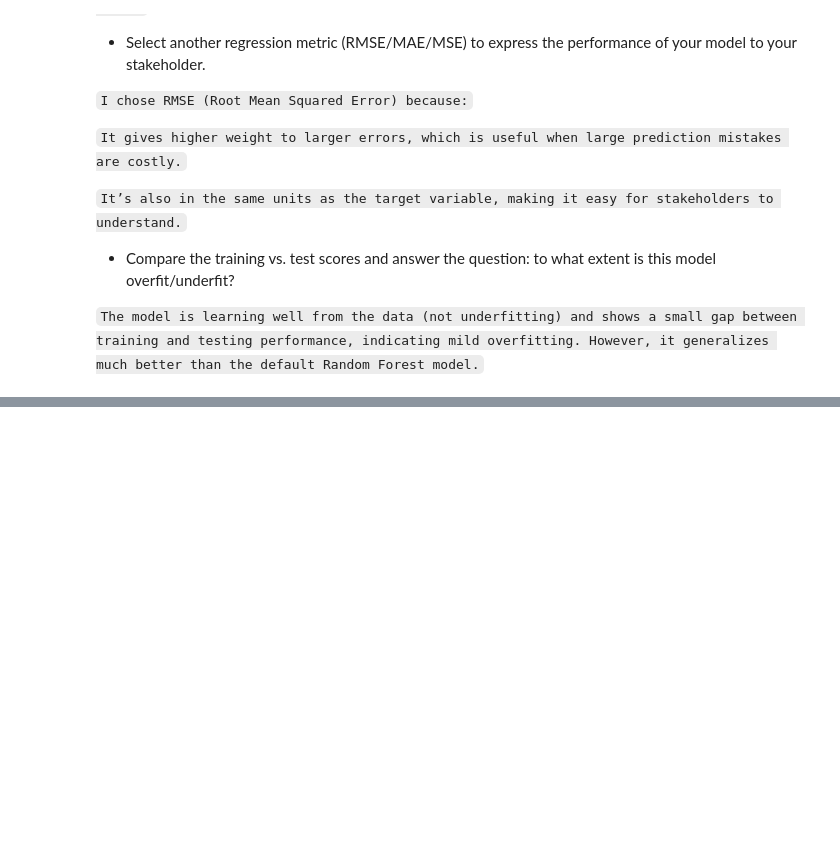
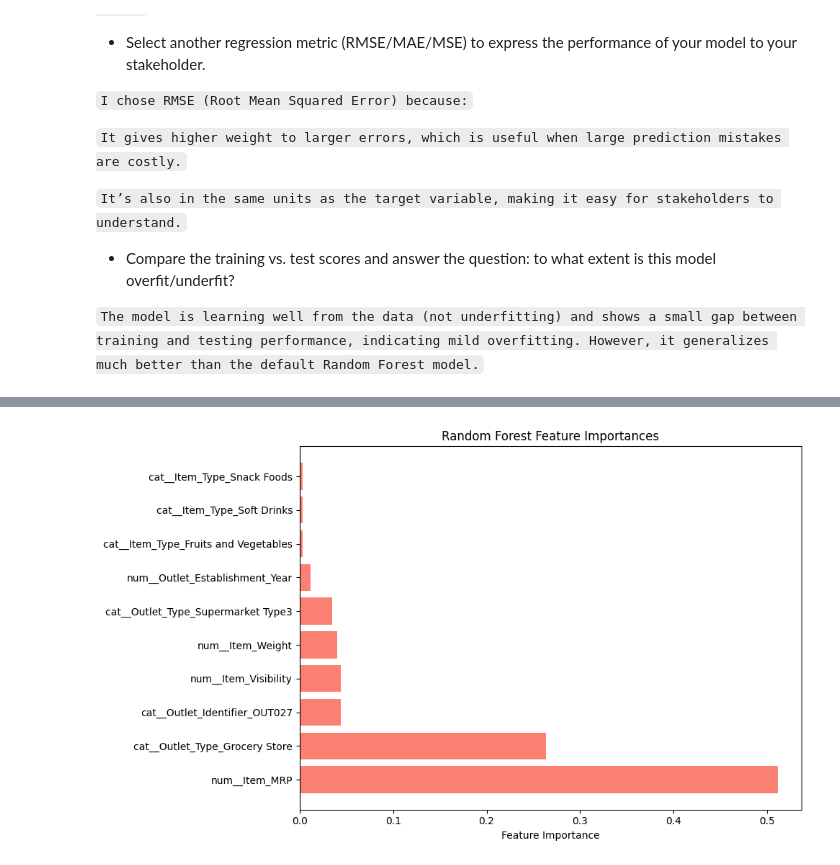
Before and after one commit to OwaisAbuSalah/Prediction-of-Product-Sales, a Jupyter notebook: Prediction_of_Product_Sales_.ipynb, the cells around one changed output, grey strips where cells are left out. Saved outputs shown, nothing was run; the diff lists cells and outputs as text; code cells hidden in the pictures; blank space fills up the shorter version.

```diff
--- a/Prediction_of_Product_Sales_.ipynb
+++ b/Prediction_of_Product_Sales_.ipynb
@@ -1464,0 +1484,17 @@ The tuned model shows less overfitting compared to the default Random Forest, wh
+# %%
+# Extract and sort feature importances
+importances = best_rf_model.feature_importances_
+features = X_train_transformed.columns
+feat_imp_df = pd.DataFrame({'Feature': features, 'Importance': importances})
+feat_imp_df = feat_imp_df.sort_values(by='Importance', ascending=False)
+
+# Plot
+plt.figure(figsize=(10, 6))
+plt.barh(feat_imp_df['Feature'][:10], feat_imp_df['Importance'][:10], color='salmon')
+plt.xlabel('Feature Importance')
+plt.title('Random Forest Feature Importances')
+plt.tight_layout()
+plt.savefig('tree_model_feature_importance.png')
+plt.show()
+# %% [output]
+[figure, added]
```
Also changed, not shown: parts of 8 cells of this notebook.
